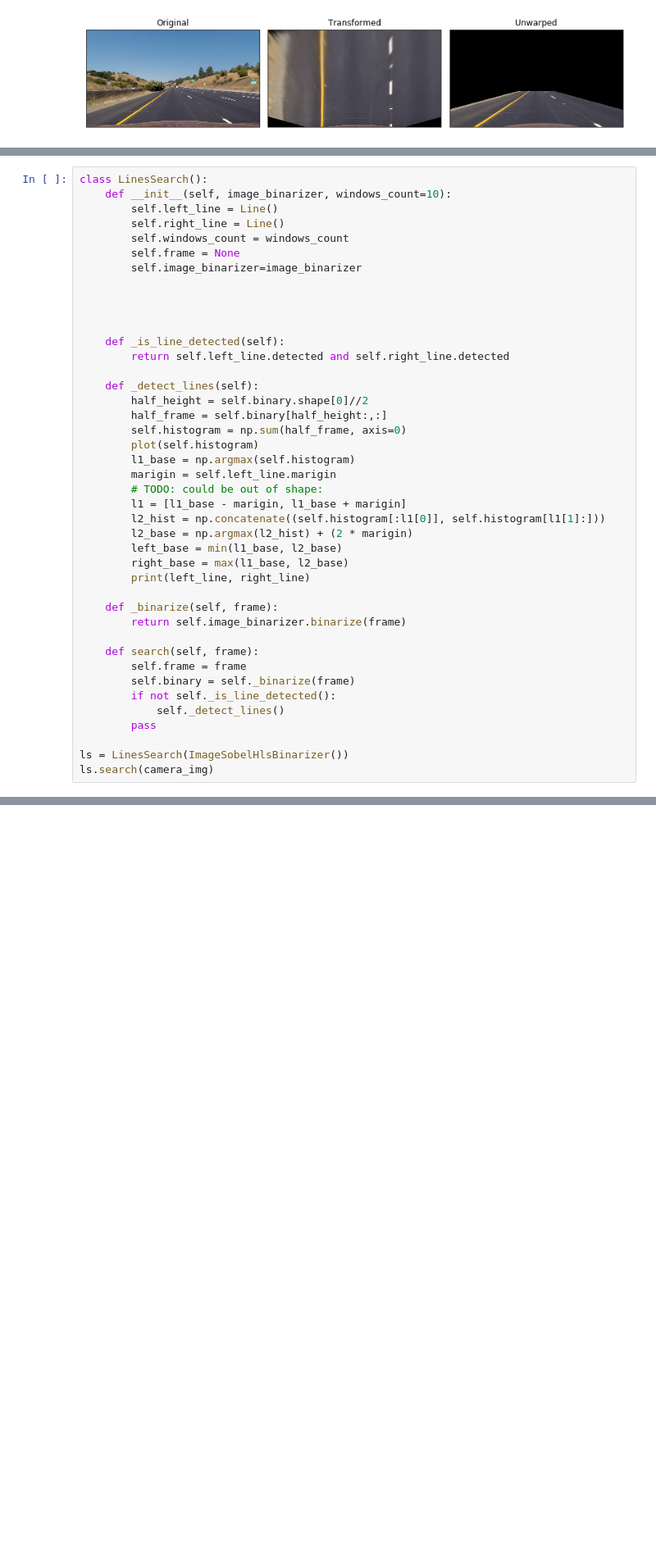
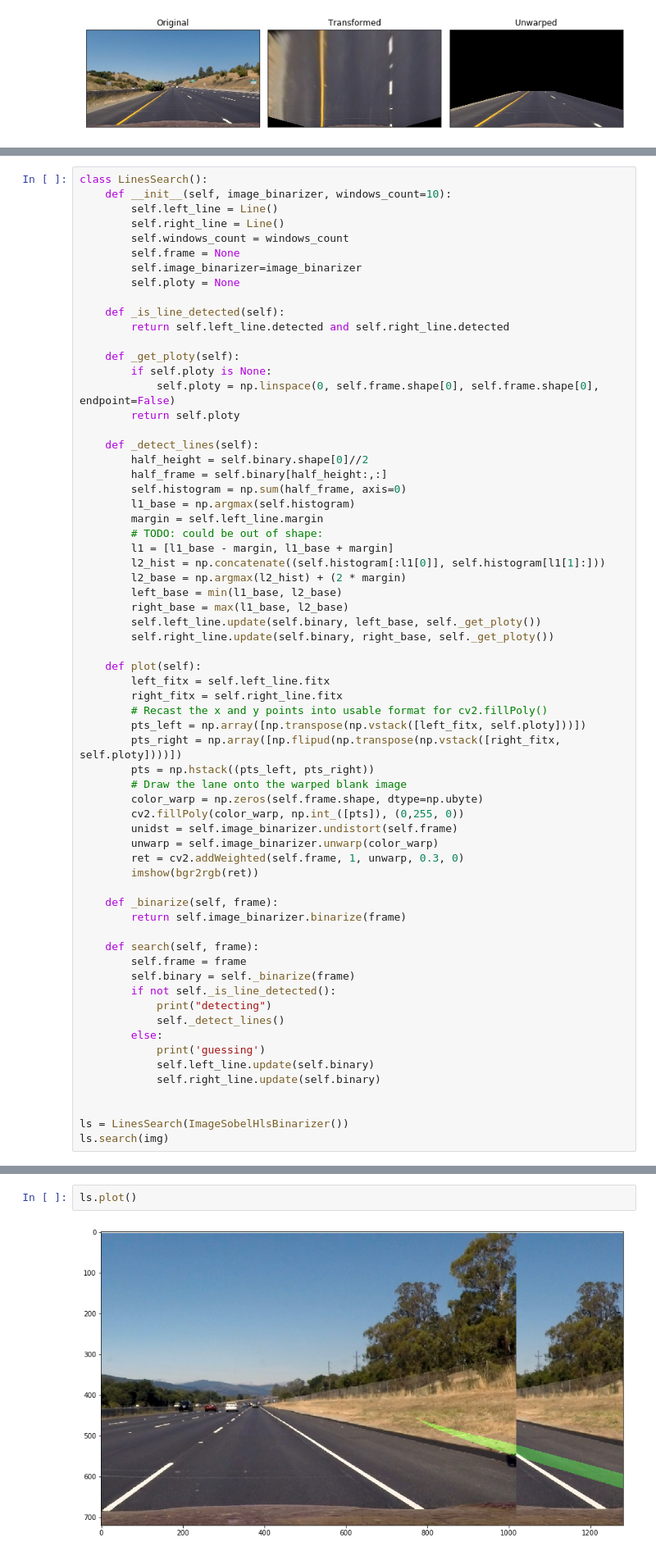
Before and after one commit to maslovw/SDND, a Jupyter notebook: Advanced-Lane-Lines/P2.ipynb, the cells around one changed output, grey strips where cells are left out. Shown at 82% size. Drawn from its saved outputs; the diff is of its cells as text; blank space fills up the shorter version.

Commit message:
working on Lane class

```diff
--- a/Advanced-Lane-Lines/P2.ipynb
+++ b/Advanced-Lane-Lines/P2.ipynb
@@ -215,27 +257,45 @@ class LinesSearch():
         self.windows_count = windows_count
         self.frame = None
         self.image_binarizer=image_binarizer
-
-
-
+        self.ploty = None
 
     def _is_line_detected(self):
         return self.left_line.detected and self.right_line.detected
+
+    def _get_ploty(self):
+        if self.ploty is None:
+            self.ploty = np.linspace(0, self.frame.shape[0], self.frame.shape[0], endpoint=False)
+        return self.ploty
 
     def _detect_lines(self):
         half_height = self.binary.shape[0]//2
         half_frame = self.binary[half_height:,:]
         self.histogram = np.sum(half_frame, axis=0)
-        plot(self.histogram)
         l1_base = np.argmax(self.histogram)
-        marigin = self.left_line.marigin
+        margin = self.left_line.margin
         # TODO: could be out of shape:
-        l1 = [l1_base - marigin, l1_base + marigin]
+        l1 = [l1_base - margin, l1_base + margin]
         l2_hist = np.concatenate((self.histogram[:l1[0]], self.histogram[l1[1]:]))
-        l2_base = np.argmax(l2_hist) + (2 * marigin)
+        l2_base = np.argmax(l2_hist) + (2 * margin)
         left_base = min(l1_base, l2_base)
         right_base = max(l1_base, l2_base)
-        print(left_line, right_line)
+        self.left_line.update(self.binary, left_base, self._get_ploty())
+        self.right_line.update(self.binary, right_base, self._get_ploty())
+
+    def plot(self):
+        left_fitx = self.left_line.fitx
+        right_fitx = self.right_line.fitx
+        # Recast the x and y points into usable format for cv2.fillPoly()
+        pts_left = np.array([np.transpose(np.vstack([left_fitx, self.ploty]))])
+        pts_right = np.array([np.flipud(np.transpose(np.vstack([right_fitx, self.ploty])))])
+        pts = np.hstack((pts_left, pts_right))
+        # Draw the lane onto the warped blank image
+        color_warp = np.zeros(self.frame.shape, dtype=np.ubyte)
+        cv2.fillPoly(color_warp, np.int_([pts]), (0,255, 0))
+        unidst = self.image_binarizer.undistort(self.frame)
+        unwarp = self.image_binarizer.unwarp(color_warp)
+        ret = cv2.addWeighted(self.frame, 1, unwarp, 0.3, 0)
+        imshow(bgr2rgb(ret))
 
     def _binarize(self, frame):
         return self.image_binarizer.binarize(frame)
@@ -244,9 +304,14 @@ class LinesSearch():
         self.frame = frame
         self.binary = self._binarize(frame)
         if not self._is_line_detected():
+            print("detecting")
             self._detect_lines()
-        pass
+        else:
+            print('guessing')
+            self.left_line.update(self.binary)
+            self.right_line.update(self.binary)
+
 
 ls = LinesSearch(ImageSobelHlsBinarizer())
-ls.search(camera_img)
+ls.search(img)
 # %% [output]
@@ -254,0 +319,4 @@ ls.search(camera_img)
+# %%
+ls.plot()
+# %% [output]
+[figure, added]
```
Also changed, not shown: parts of 7 cells of this notebook.
